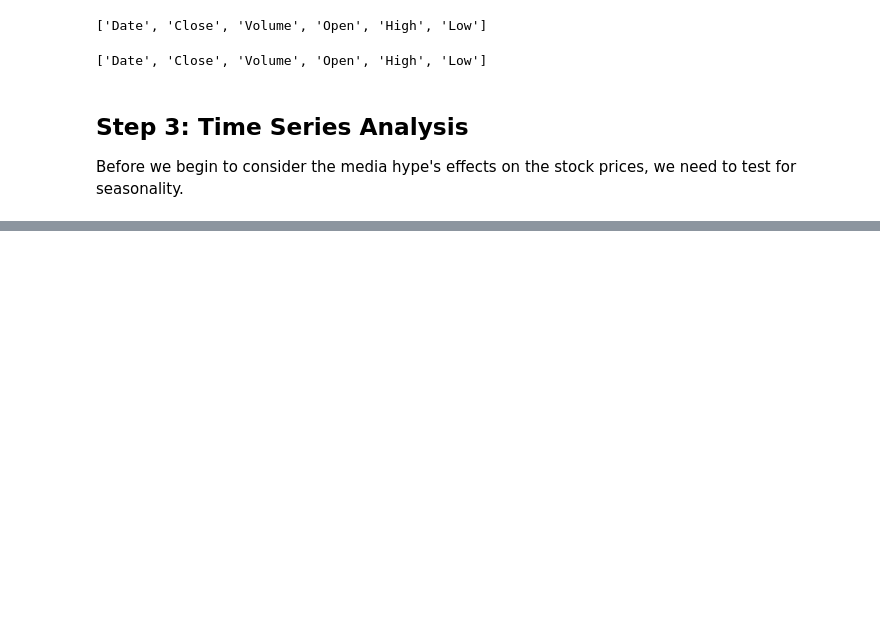
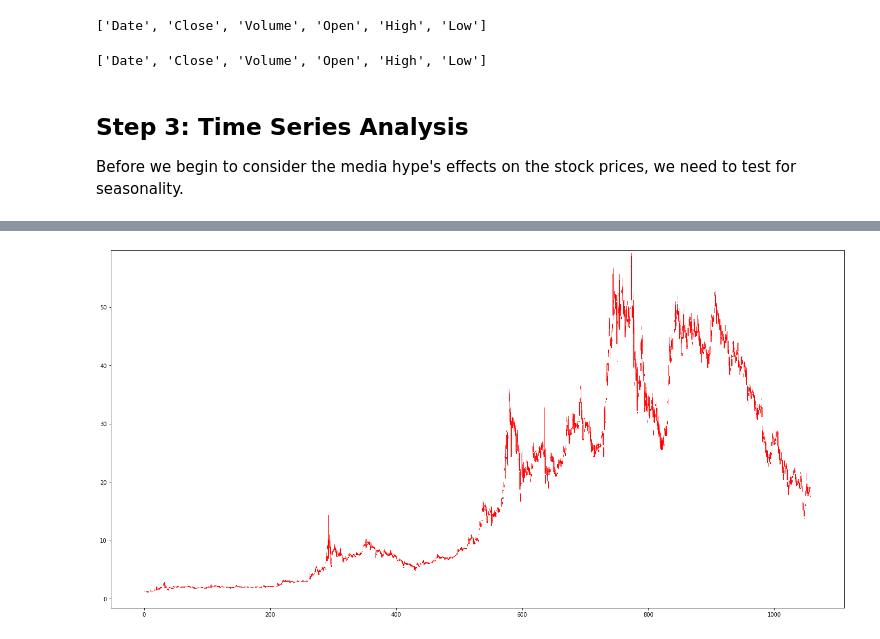
Before and after one commit to samcches/cannabis-media-hype, a Jupyter notebook: Cannabis-Stocks-Media-Hype.ipynb, the cells around one changed output, grey strips where cells are left out. Saved outputs shown, nothing was run; the diff lists cells and outputs as text; code cells hidden in the pictures; blank space fills up the shorter version.

```diff
--- a/Cannabis-Stocks-Media-Hype.ipynb
+++ b/Cannabis-Stocks-Media-Hype.ipynb
@@ -304,0 +305,14 @@ TypeError: 'NoneType' object is not subscriptable
+# %%
+fig3, ax3 = plt.subplots(figsize=(24, 12))
+csticks3 = candlestick2_ohlc(ax3,
+                            cgc_ts['Open'].values,
+                            cgc_ts['Close'].values,
+                            cgc_ts['High'].values,
+                            cgc_ts['Low'].values,
+                            width = 0.6,
+                            colorup = 'g',
+                            colordown = 'r')
+
+plt.show()
+# %% [output]
+[figure, added]
```
Also changed, not shown: parts of 33 cells of this notebook.
